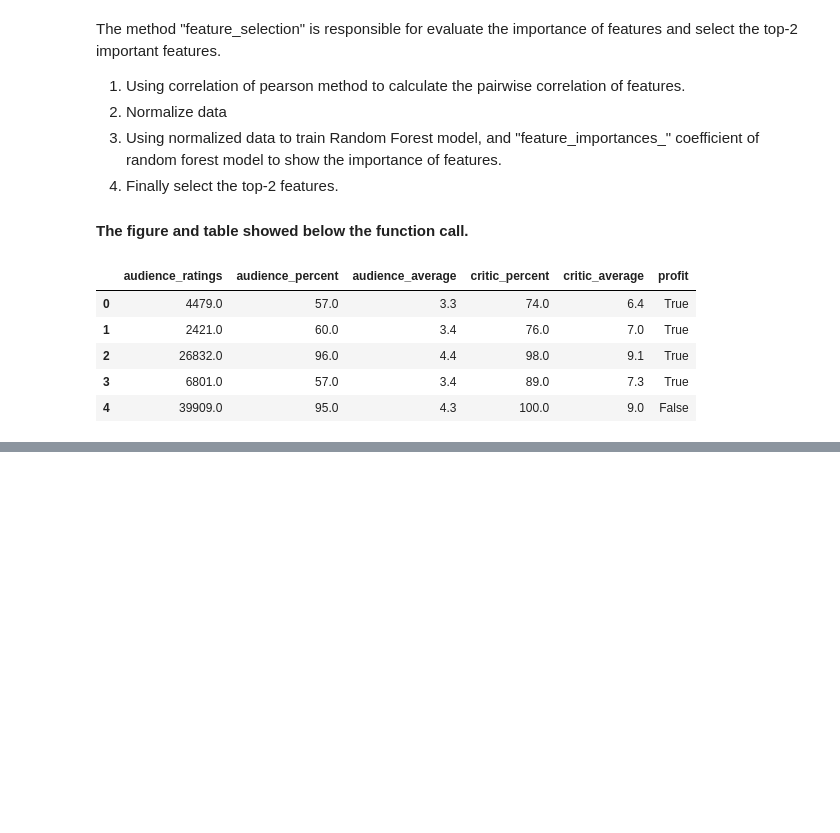
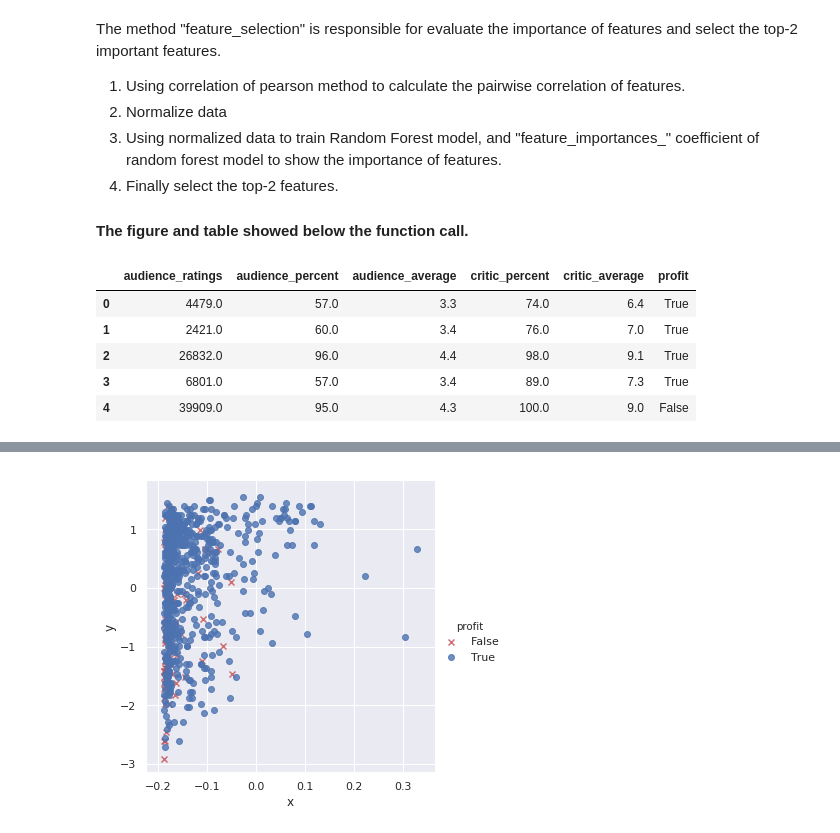
Before and after one commit to NoNameAA/Movie_analysis, a Jupyter notebook: Project_Demo.ipynb, the cells around one changed output, grey strips where cells are left out. Drawn from its saved outputs; the diff is of its cells as text; code cells hidden in the pictures; blank space fills up the shorter version.

```diff
--- a/Project_Demo.ipynb
+++ b/Project_Demo.ipynb
@@ -244,0 +246,17 @@ The accuracy of model with Top-2 important features by Naive Bayes Classifier: 0
+# %%
+def show_distribution(df):
+    X = df.iloc[:, 0:2]
+    scaler = StandardScaler()
+    scaler.fit(X)
+    X = scaler.transform(X)
+    temp_df = pd.DataFrame(data=X, columns=['x', 'y'])
+    temp_df['profit'] = pd.Series(df['profit'], index=temp_df.index)
+    temp_df['x'] = temp_df[temp_df['x'] < 3] # remove some outliers
+    sb.lmplot(x='x', y='y', fit_reg=False, data=temp_df, hue='profit', \
+            markers=["x", "o"], palette={True:'b', False:'r'})
+    plt.show()
+# %%
+sb.set()
+show_distribution(fs_df)
+# %% [output]
+[figure, added]
```
Also changed, not shown: parts of 5 cells of this notebook, 2 other files.
